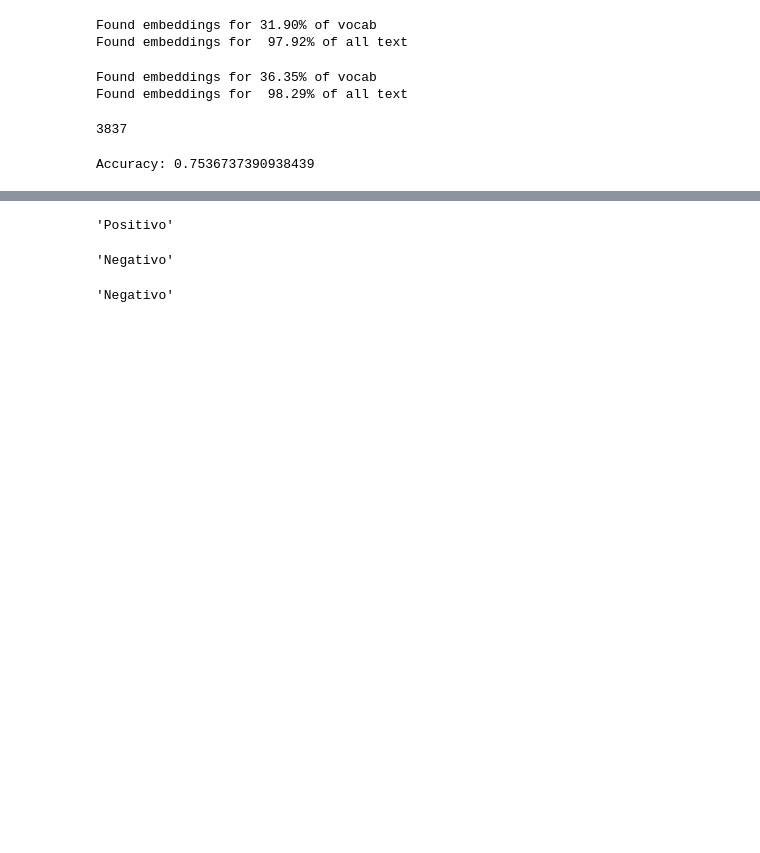
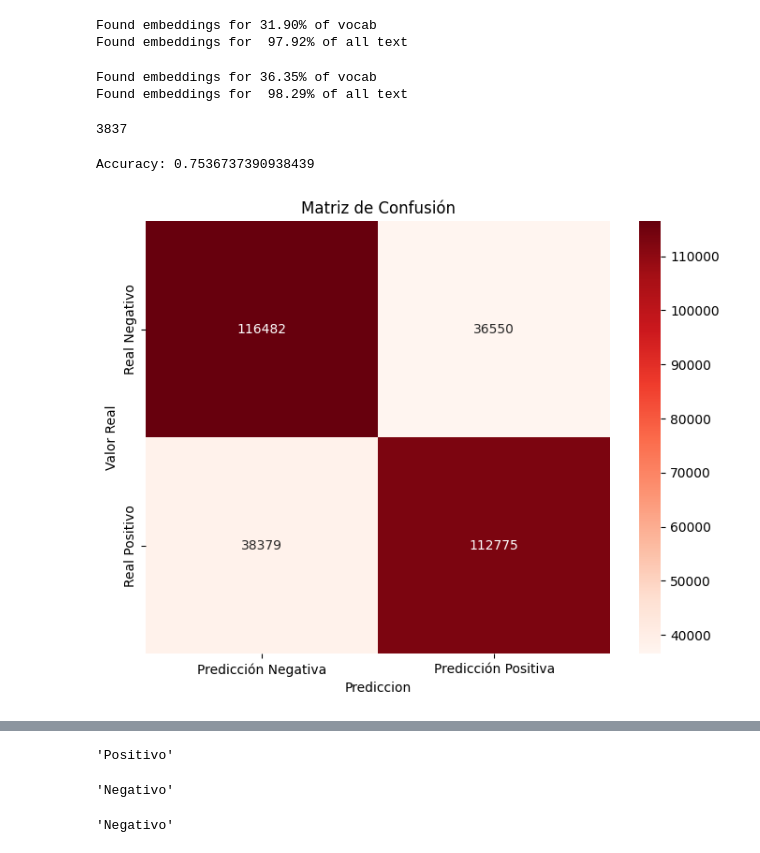
Before and after one commit to djaredev/sentiment-analysis-project, a Jupyter notebook: kvm.ipynb, the cells around one changed output, grey strips where cells are left out. Drawn from its saved outputs; the diff is of its cells as text; code cells hidden in the pictures; blank space fills up the shorter version.

Commit message:
📊 Analyze result with confusion matrix

```diff
--- a/kvm.ipynb
+++ b/kvm.ipynb
@@ -183,3 +185,20 @@ y_pred = svm.predict(X_test)
 print("Accuracy:", accuracy_score(y_test, y_pred))
 # %% [output]
 Accuracy: 0.7536737390938439
+# %%
+cm = confusion_matrix(y_test, y_pred)
+plt.figure(figsize=(8, 6))
+sns.heatmap(
+    cm,
+    annot=True,
+    fmt="d",
+    cmap="Reds",
+    xticklabels=["Predicción Negativa", "Predicción Positiva"],
+    yticklabels=["Real Negativo", "Real Positivo"],
+)
+plt.xlabel("Prediccion")
+plt.ylabel("Valor Real")
+plt.title("Matriz de Confusión")
+plt.show()
+# %% [output]
+[figure, added]
```
Also changed, not shown: parts of 2 cells of this notebook, 2 other files.
